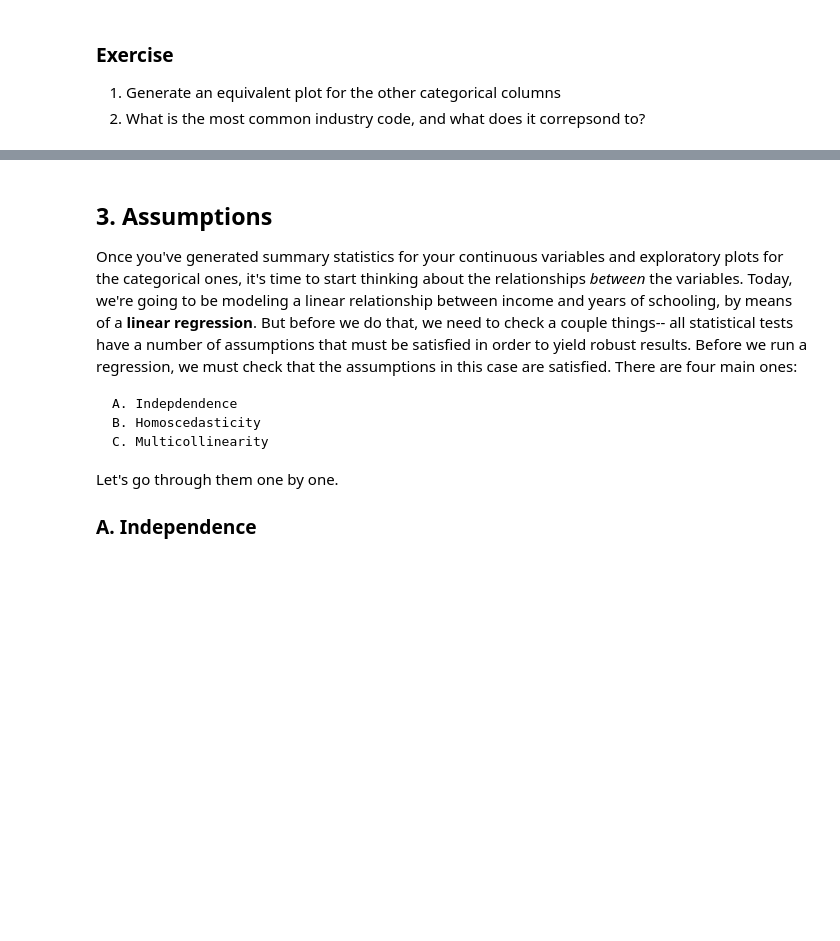
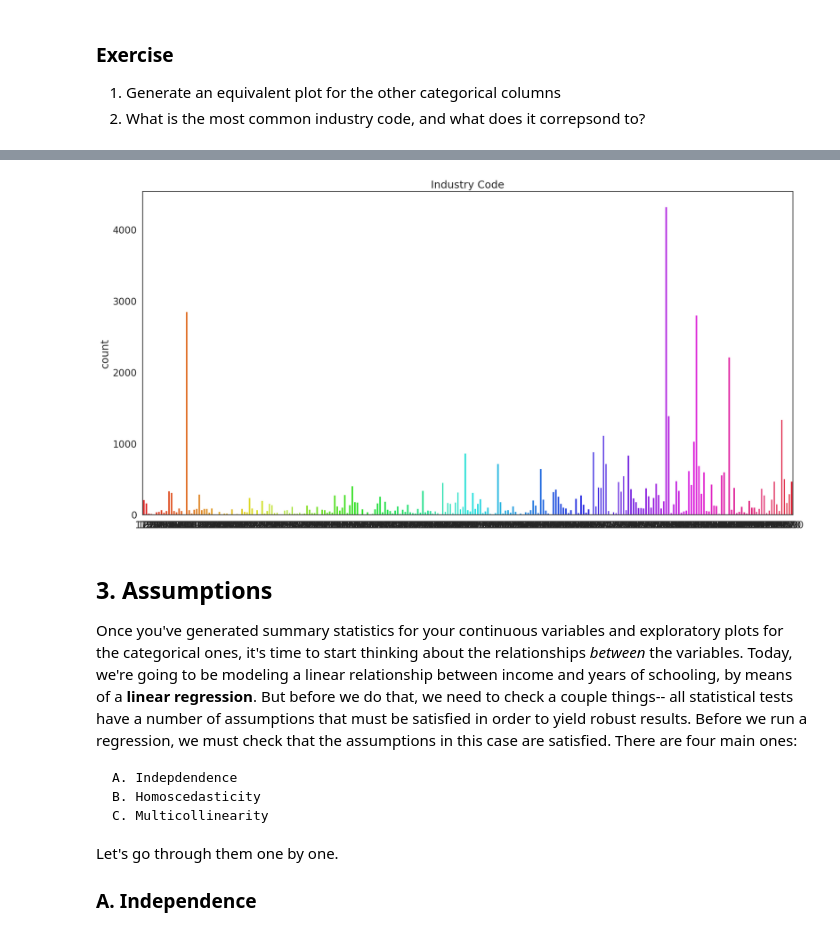
Before and after one commit to Maxbruel/QM2, a Jupyter notebook: notebooks/W08. Linear Regression.ipynb, the cells around one changed output, grey strips where cells are left out. Cells and saved outputs as stored; diff of their text form; code cells hidden in the pictures; blank space fills up the shorter version.

```diff
--- a/notebooks/W08. Linear Regression.ipynb
+++ b/notebooks/W08. Linear Regression.ipynb
@@ -173,3 +199,10 @@ plt.show() # show the plot
+# %%
+sns.countplot(data=reg_df, x='ind',palette='hsv')
+plt.title('Industry Code') # add a title
+plt.xlabel('')
+plt.show()
+# %% [output]
+[figure, added]
 # %% [markdown]
 ## 3. Assumptions
 
```
Also changed, not shown: parts of 19 cells of this notebook.
